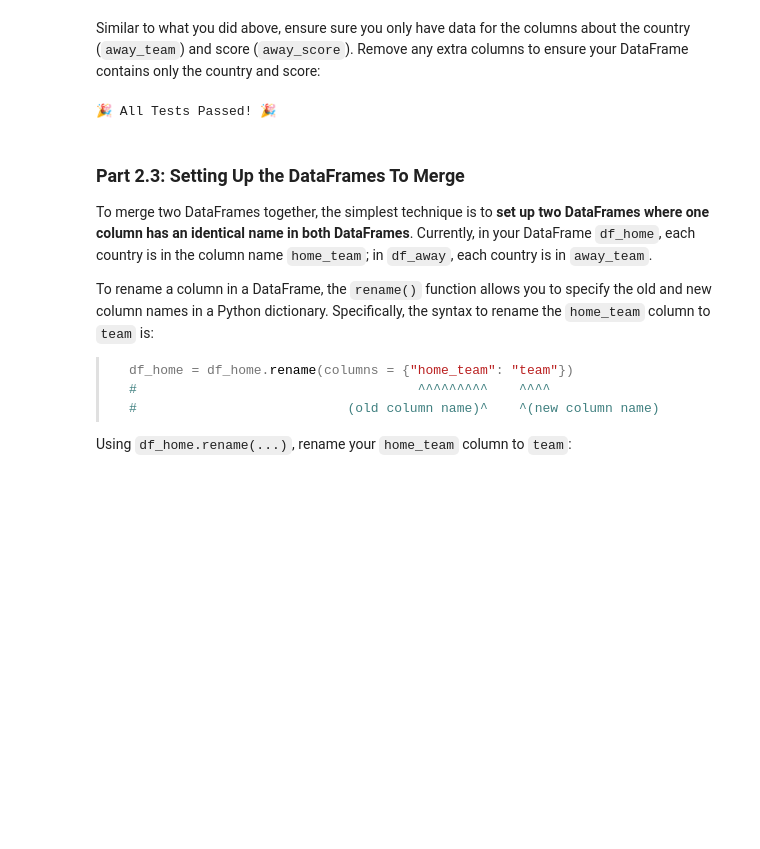
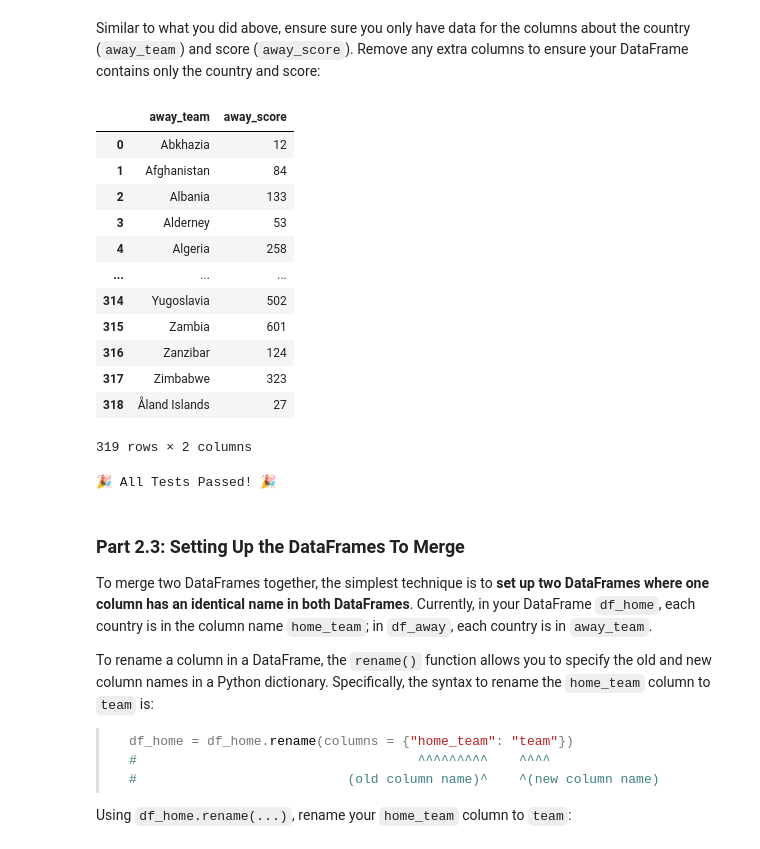
Before and after one commit to Runesmith-Tinker/microprojects, a Jupyter notebook: microproject-08-fifa-matches-since-1872/microproject-08-fifa-matches-since-1872.ipynb, the cells around one changed output. Cells and saved outputs as stored; diff of their text form; code cells hidden in the pictures; blank space fills up the shorter version.

```diff
--- a/microproject-08-fifa-matches-since-1872/microproject-08-fifa-matches-since-1872.ipynb
+++ b/microproject-08-fifa-matches-since-1872/microproject-08-fifa-matches-since-1872.ipynb
@@ -210,7 +211,23 @@ df_away
 Similar to what you did above, ensure sure you only have data for the columns about the country (`away_team`) and score (`away_score`). Remove any extra columns to ensure your DataFrame contains only the country and score:
 # %%
 # Remove all unnecessary columns:
-df_away = df_away.drop(columns = ['index','home_score','neutral','year'])
+df_away = df.groupby('away_team').sum(numeric_only=True).reset_index()
+df_away = df_away.drop(columns = ['home_score','neutral','year'])
+df_away
+# %% [output]
+|  | away_team | away_score |
+| 0 | Abkhazia | 12 |
+| 1 | Afghanistan | 84 |
+| 2 | Albania | 133 |
+| 3 | Alderney | 53 |
+| 4 | Algeria | 258 |
+| ... | ... | ... |
+| 314 | Yugoslavia | 502 |
+| 315 | Zambia | 601 |
+| 316 | Zanzibar | 124 |
+| 317 | Zimbabwe | 323 |
+| 318 | Åland Islands | 27 |
+319 rows × 2 columns
 # %%
 ### TEST CASE for Part 2.2: Finding the Goals Scored for each "Away Team"
 tada = "\N{PARTY POPPER}"
```
Also changed, not shown: parts of 8 cells of this notebook.
